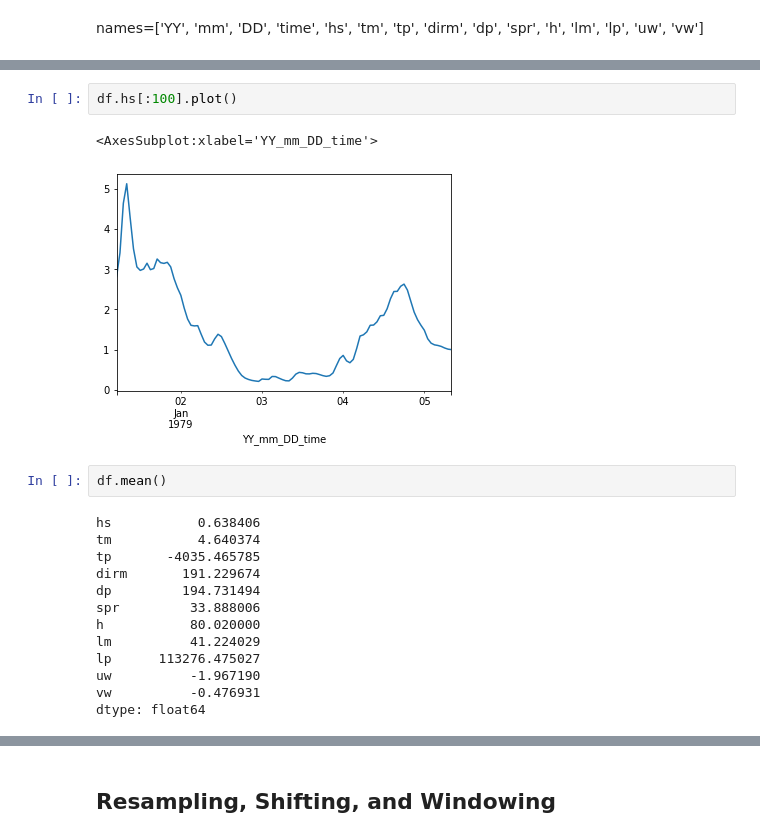
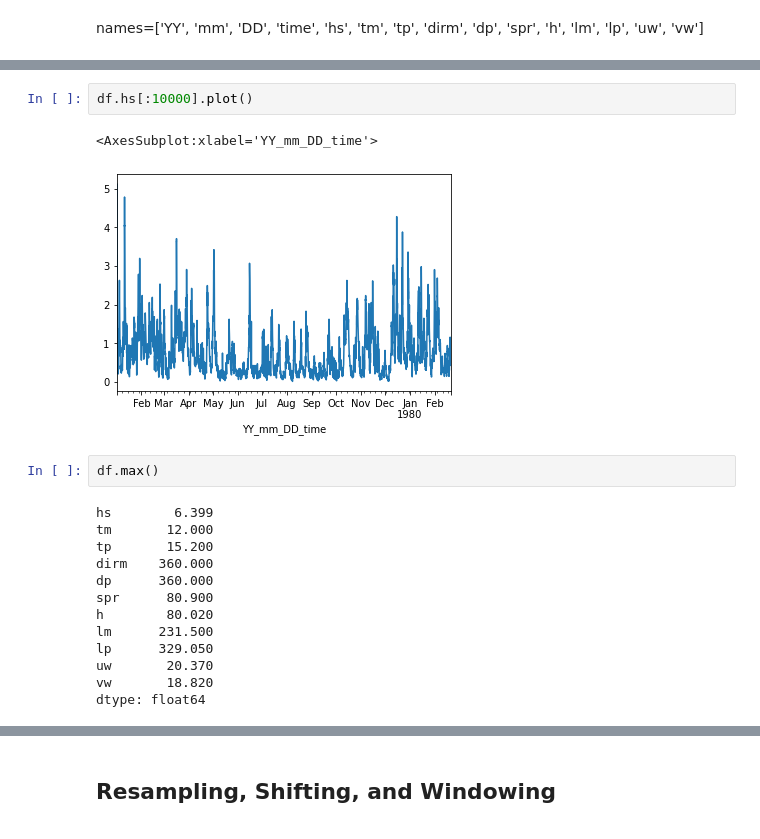
Before and after one commit to andreall/dicca__python_course, a Jupyter notebook: 05b_pandas_timeseries.ipynb, the cells around one changed output, grey strips where cells are left out. Saved outputs shown, nothing was run; the diff lists cells and outputs as text.

```diff
--- a/05b_pandas_timeseries.ipynb
+++ b/05b_pandas_timeseries.ipynb
@@ -366,22 +407,22 @@ df.describe()
 # %%
-df.hs[:100].plot()
+df.hs[:10000].plot()
 # %% [output]
 <AxesSubplot:xlabel='YY_mm_DD_time'>
-[figure, old version]
+[figure, new version]
 # %%
-df.mean()
+df.max()
 # %% [output]
-hs           0.638406
-tm           4.640374
-tp       -4035.465785
-dirm       191.229674
-dp         194.731494
-spr         33.888006
-h           80.020000
-lm          41.224029
-lp      113276.475027
-uw          -1.967190
-vw          -0.476931
+hs        6.399
+tm       12.000
+tp       15.200
+dirm    360.000
+dp      360.000
+spr      80.900
+h        80.020
+lm      231.500
+lp      329.050
+uw       20.370
+vw       18.820
 dtype: float64
 # %%
 df.sort_values('hs', ascending=False)
```
Also changed, not shown: parts of 17 cells of this notebook, 10 other files.
